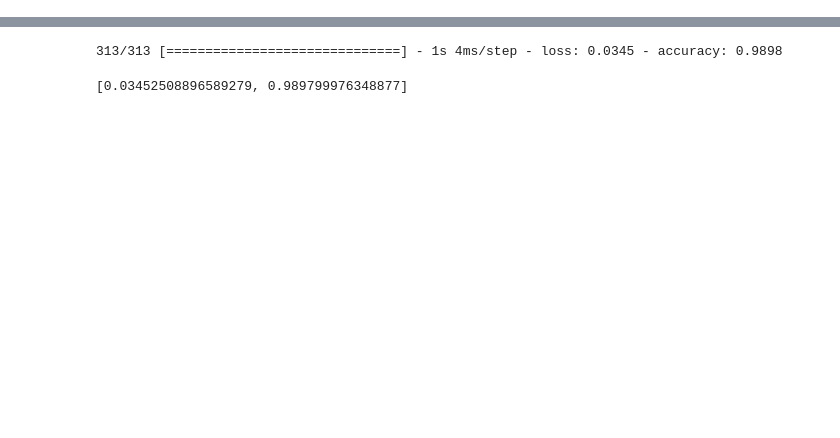
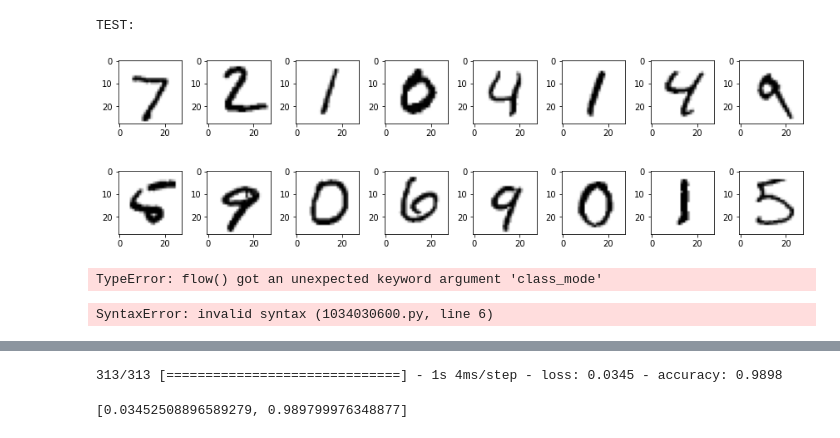
Before and after one commit to indykindyk/Sudoku-solver-opencv, a Jupyter notebook: src/gowno.ipynb, the cells around one changed output, grey strips where cells are left out. Saved outputs shown, nothing was run; the diff lists cells and outputs as text; code cells hidden in the pictures; blank space fills up the shorter version.

```diff
--- a/src/gowno.ipynb
+++ b/src/gowno.ipynb
@@ -21,5 +23,6 @@ train_datagen = ImageDataGenerator(rescale=1/255.,
 # %%
 train_datagen.fit(X_train.reshape(X_train.shape[0], 28, 28, 1))
+valid_datagen.fit(X_test.reshape(X_test.shape[0], 28, 28, 1))
 # %%
 # define number of rows & columns
 num_row = 2
@@ -41,11 +44,26 @@ AFTER:
+# %%
+print('TEST:\n')
+fig2, axes2 = plt.subplots(num_row, num_col, figsize=(1.5*num_col,2*num_row))
+for X, Y in valid_datagen.flow(X_test.reshape(X_test.shape[0], 28, 28, 1),y_test.reshape(y_test.shape[0], 1),batch_size=num,shuffle=False):
+     for i in range(0, num):
+          ax = axes2[i//num_col, i%num_col]
+          ax.imshow(X[i].reshape(28,28), cmap='gray_r')
+     break
+plt.tight_layout()
+plt.show()
+# %% [output]
+TEST:
+[figure, added]
 # %%
-X_train_aug = train_datagen.flow(X_train.reshape(X_train.shape[0], 28, 28, 1),y_train.reshape(y_train.shape[0], 1),batch_size=num,shuffle=False)
+X_train_aug = train_datagen.flow(X_train.reshape(X_train.shape[0], 28, 28, 1),y_train.reshape(y_train.shape[0], 1),batch_size=num,shuffle=True, class_mode="categorical")
+X_test_aug = train_datagen.flow(X_test.reshape(X_test.shape[0], 28, 28, 1), y_test.reshape(y_test.shape[0], 1),batch_size=num,shuffle=False, class_mode="categorical")
+# %% [output]
+TypeError: flow() got an unexpected keyword argument 'class_mode'
 # %%
 model = models.Sequential()
 model.add(layers.Conv2D(32, kernel_size=(3, 3),
                  activation='relu',
-                 input_shape=(28,28,1),
-                 padding="same"))
+                 input_shape=(28,28,1))),
 model.add(layers.Conv2D(64, (3, 3), activation='relu', padding="same"))
 model.add(layers.MaxPooling2D(pool_size=(2, 2)))
 model.add(layers.Dropout(0.25))
@@ -53,6 +71,8 @@ model.add(layers.Flatten())
 model.add(layers.Dense(128, activation='relu'))
 model.add(layers.Dropout(0.5))
 model.add(layers.Dense(10, activation='softmax'))
+# %% [output]
+SyntaxError: invalid syntax (1034030600.py, line 6)
 # %%
 model.summary()
 # %% [output]
```
Also changed, not shown: parts of 5 cells of this notebook.
